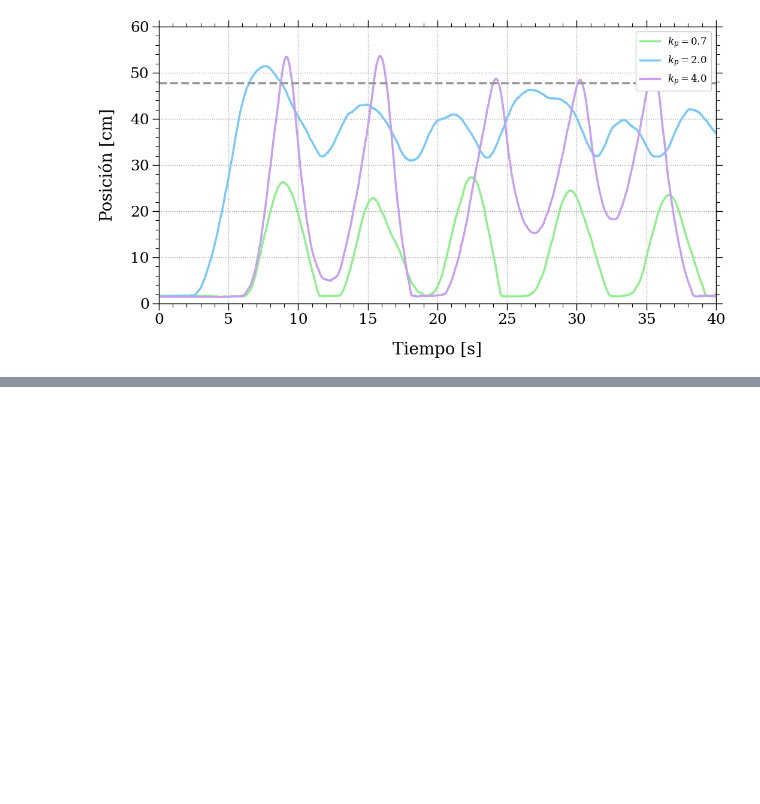
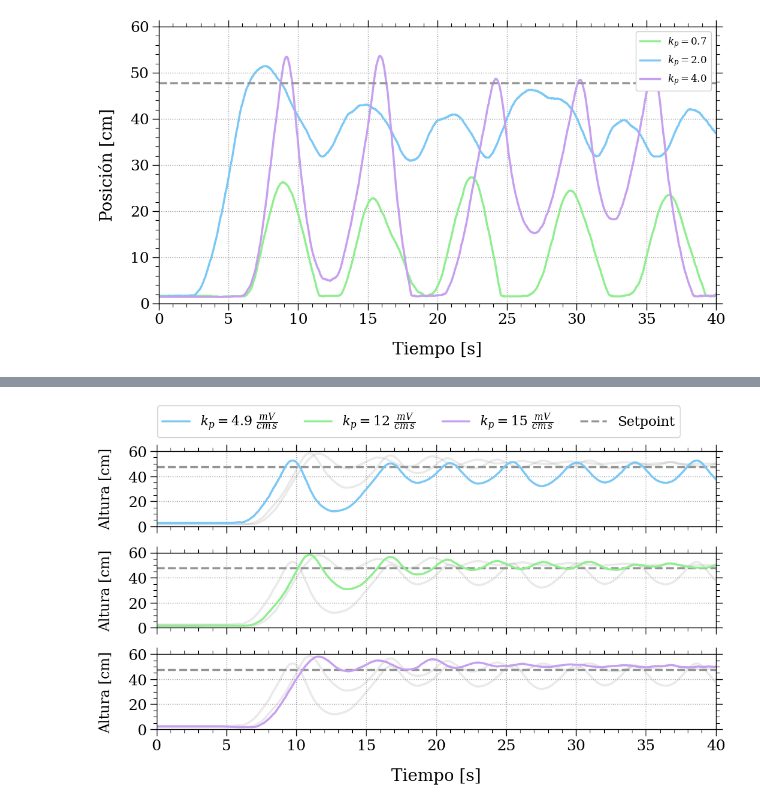
Before and after one commit to Martin-Palomeque/PID, a Jupyter notebook: Entregas/figuras_informe.ipynb, the cells around one changed output, grey strips where cells are left out. Cells and saved outputs as stored; diff of their text form; code cells hidden in the pictures; blank space fills up the shorter version.

```diff
--- a/Entregas/figuras_informe.ipynb
+++ b/Entregas/figuras_informe.ipynb
@@ -431,0 +496,53 @@ ax.legend(loc = 'best',fontsize = 'large')
+# %%
+df = pd.read_csv(fr'..\Mediciones\Clase 3\PID\PID-2-0.03-0-barrido.csv')
+tlow = df['Time'].values
+hlow = px2d(df['Position'].values)
+
+df = pd.read_csv(fr'..\Mediciones\Clase 3\PID\PID-2-0.07-0-barrido.csv')
+tright = df['Time'].values
+hright = px2d(df['Position'].values)
+
+df = pd.read_csv(fr'..\Mediciones\Clase 3\PID\PID-2-0.09-0-barrido.csv')
+thigh = df['Time'].values
+hhigh = px2d(df['Position'].values)
+
+
+fig, ax = plt.subplots(3, 1, sharex=True, figsize=(12, 6))
+axtop, axmed, axbot = ax
+axbot.set_xlabel('Tiempo [s]')
+
+# Top
+axtop.axhline(px2d(400), c='C9', ls='--')
+axtop.plot(thigh, hhigh, c='C9', alpha=0.2)
+axtop.plot(tright, hright, c='C9', alpha=0.2)
+axtop.plot(tlow, hlow, label=r'$k_p = 4.9 \ \frac{mV}{cm \, s}$', c='C1')
+
+# Med
+
+axmed.axhline(px2d(400), c='C9', ls='--')
+axmed.plot(tlow, hlow,  c='C9', alpha=0.2)
+axmed.plot(thigh, hhigh, c='C9', alpha=0.2)
+axmed.plot(tright, hright, label=r'$k_p = 12 \ \frac{mV}{cm \, s}$', c='C0')
+
+# Bot
+
+axbot.axhline(px2d(400), c='C9', ls='--')
+axbot.plot(tright, hright,  c='C9', alpha=0.2)
+axbot.plot(tlow, hlow, c='C9', alpha=0.2)
+axbot.plot(thigh, hhigh, label=r'$k_p = 15 \ \frac{mV}{cm \, s}$', c='C2')
+
+plot_setpoint = axbot.axhline(px2d(400), c='C9', ls='--', label='Setpoint')
+
+plt.subplots_adjust(hspace=0.35)
+for ax_i in ax:
+    ax_i.set_ylabel('Altura [cm]', fontsize=17)
+    ax_i.set_xlim(0, 40)
+    ax_i.set_ylim(0, 60)
+    # ax_i.legend()
+    ax_i.set_yticks(range(0, 61, 20))
+fig.legend(bbox_to_anchor=(0.8597, 1.025), ncol=4, fontsize=16)
+plot_setpoint.set_visible(False)
+# fig.savefig('.\Figuras\PI_3')
+plt.show()
+# %% [output]
+[figure, added]
```
Also changed, not shown: parts of 7 cells of this notebook, 6 other files.
